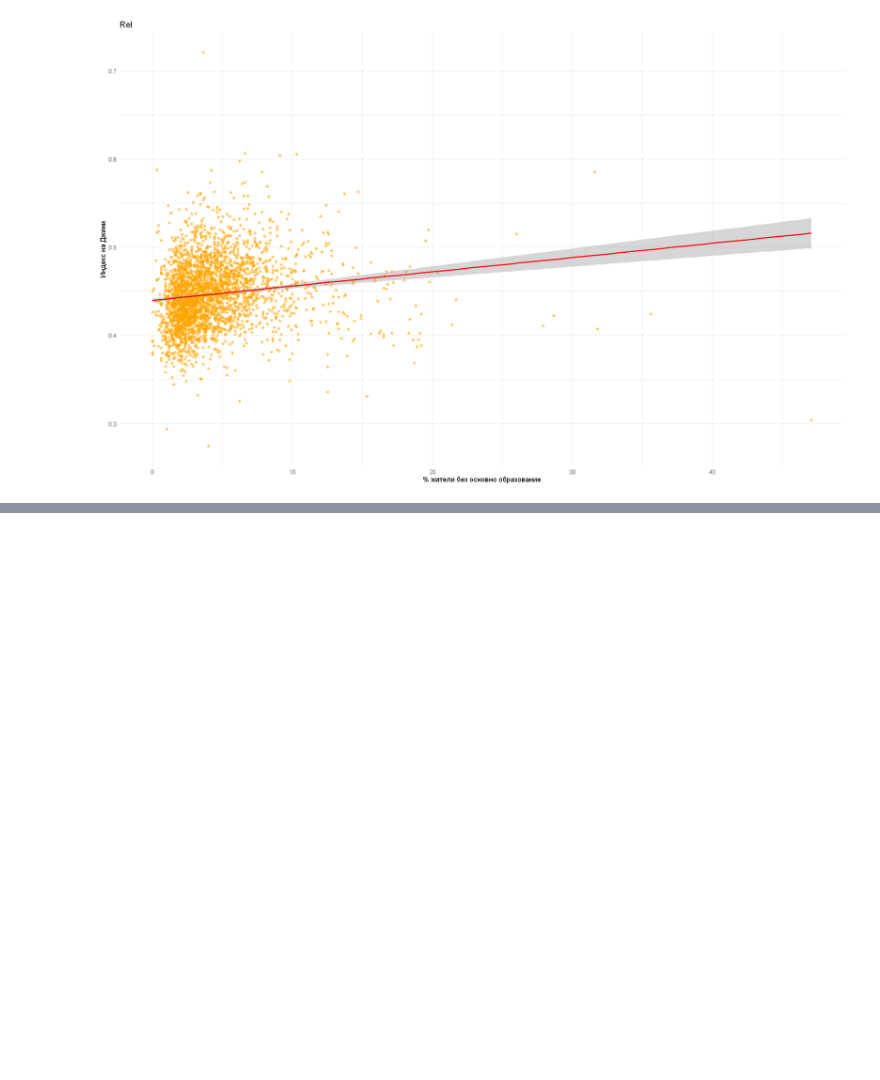
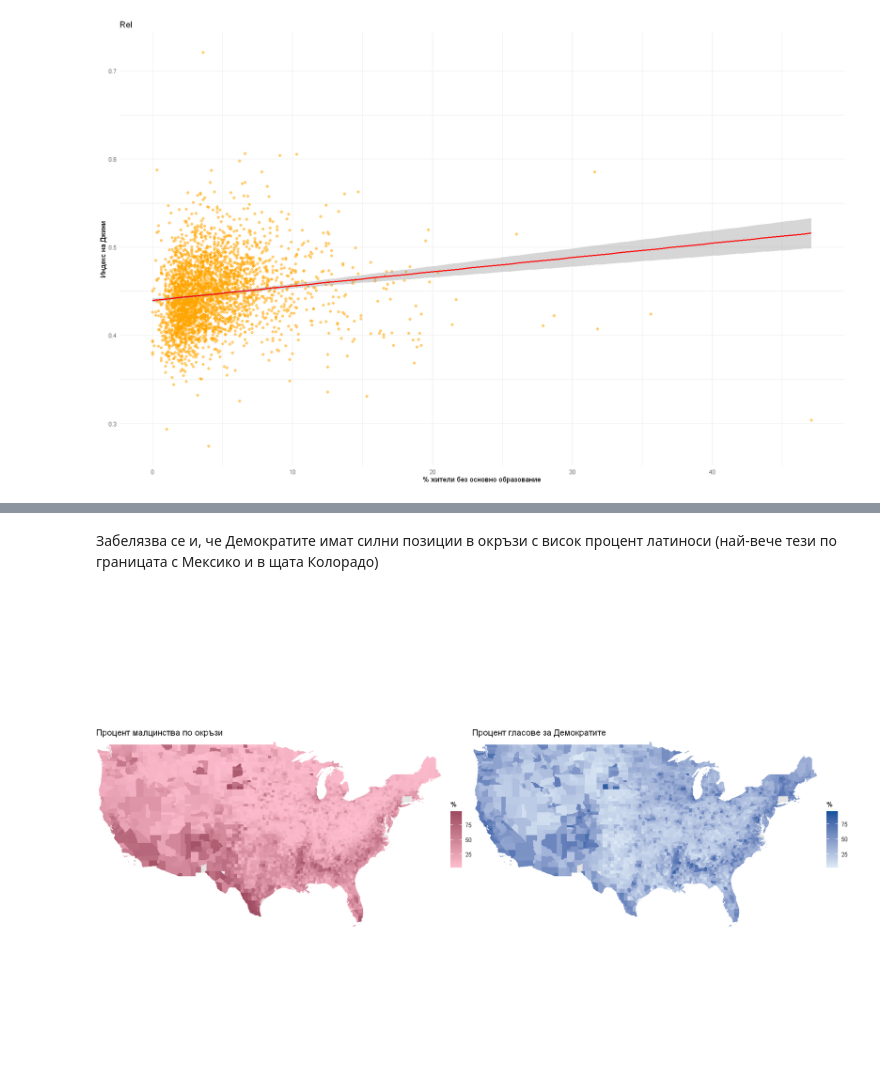
Before and after one commit to tkostadinov004/election-prediction, a Jupyter notebook: Project.ipynb, the cells around one changed output, grey strips where cells are left out. Cells and saved outputs as stored; diff of their text form; code cells hidden in the pictures; blank space fills up the shorter version.

```diff
--- a/Project.ipynb
+++ b/Project.ipynb
@@ -308,0 +355,18 @@ grid.arrange(dem_gini, dem_median_income, ncol=2, widths = c(1, 1))
+# %% [markdown]
+Забелязва се и, че Демократите имат силни позиции в окръзи с висок процент латиноси (най-вече тези по границата с Мексико и в щата Колорадо)
+# %%
+options(repr.plot.width = 16, repr.plot.height = 10)
+min_per <- ggplot(map_data) +
+  geom_sf(aes(fill = 100 - NH.White.percentage), color = NA) +
+  scale_fill_gradient(
+    low = "#ffbfd0",
+    high = "#9e4a60",
+    na.value = "gray90",
+    name = "%"
+  ) +
+  coord_sf(xlim = c(-125, -66), ylim = c(24, 50), expand = FALSE) +
+  theme_void() +
+  labs(title = "Процент малцинства по окръзи")
+grid.arrange(min_per, dems_per, ncol=2, widths = c(1, 1))
+# %% [output]
+[figure, added]
```
Also changed, not shown: parts of 19 cells of this notebook.
